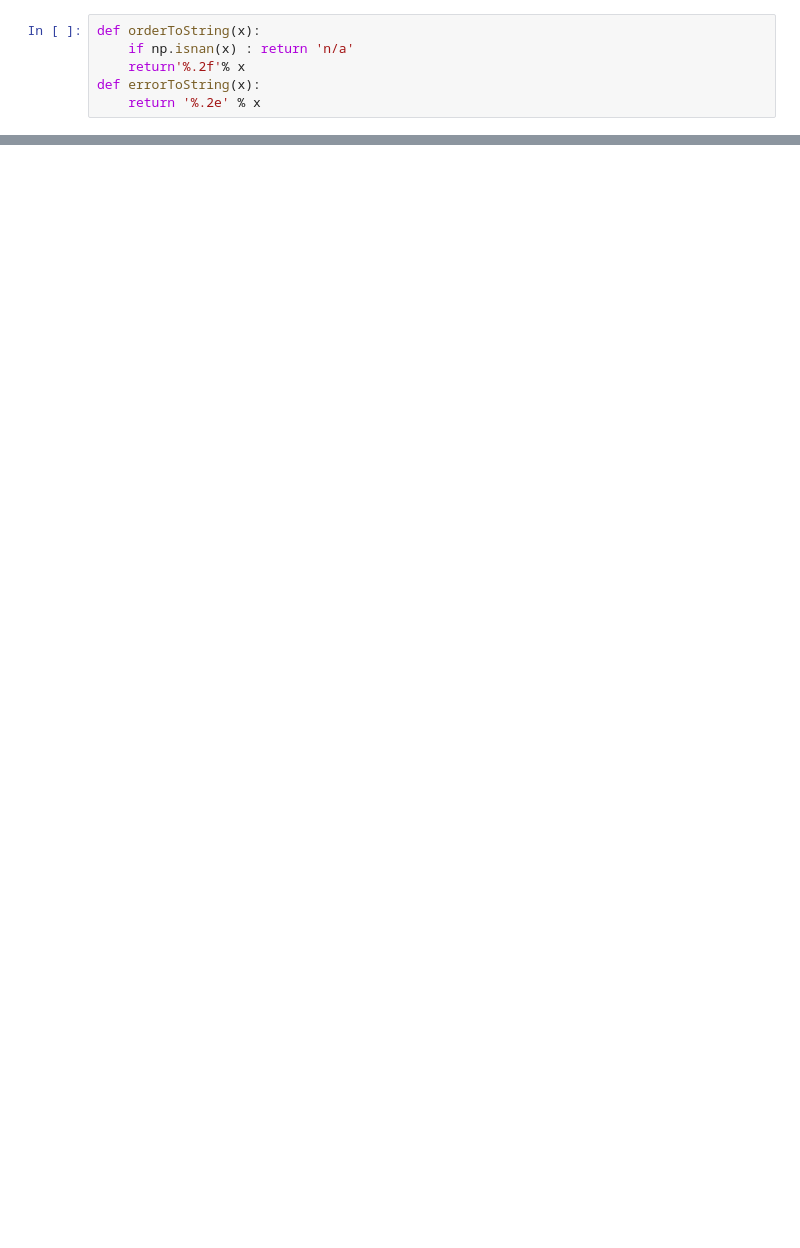
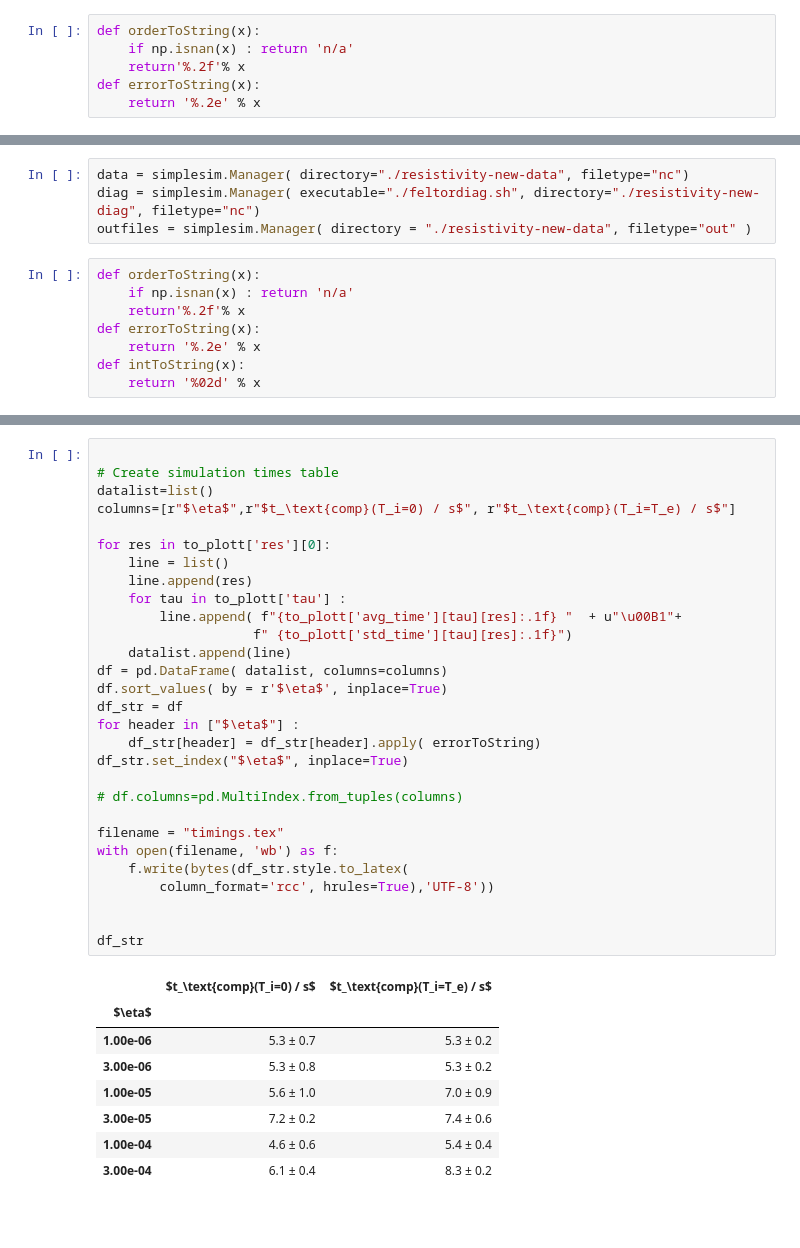
Before and after one commit to mwiesenberger/data-analysis-3d, a Jupyter notebook: parameters.ipynb, the cells around one changed output, grey strips where cells are left out. Drawn from its saved outputs; the diff is of its cells as text; blank space fills up the shorter version.

```diff
--- a/parameters.ipynb
+++ b/parameters.ipynb
@@ -78,0 +120,12 @@ See the caveats in the documentation: https://pandas.pydata.org/pandas-docs/stab
+# %%
+data = simplesim.Manager( directory="./resistivity-new-data", filetype="nc")
+diag = simplesim.Manager( executable="./feltordiag.sh", directory="./resistivity-new-diag", filetype="nc")
+outfiles = simplesim.Manager( directory = "./resistivity-new-data", filetype="out" )
+# %%
+def orderToString(x):
+    if np.isnan(x) : return 'n/a'
+    return'%.2f'% x
+def errorToString(x):
+    return '%.2e' % x
+def intToString(x):
+    return '%02d' % x
@@ -79,2 +278,40 @@ See the caveats in the documentation: https://pandas.pydata.org/pandas-docs/stab
+# %%
+
+# Create simulation times table
+datalist=list()
+columns=[r"$\eta$",r"$t_\text{comp}(T_i=0) / s$", r"$t_\text{comp}(T_i=T_e) / s$"]
+
+for res in to_plott['res'][0]:
+    line = list()
+    line.append(res)
+    for tau in to_plott['tau'] :
+        line.append( f"{to_plott['avg_time'][tau][res]:.1f} "  + u"\u00B1"+
+                    f" {to_plott['std_time'][tau][res]:.1f}")
+    datalist.append(line)
+df = pd.DataFrame( datalist, columns=columns)
+df.sort_values( by = r'$\eta$', inplace=True)
+df_str = df
+for header in ["$\eta$"] :
+    df_str[header] = df_str[header].apply( errorToString)
+df_str.set_index("$\eta$", inplace=True)
+
+# df.columns=pd.MultiIndex.from_tuples(columns)
+
+filename = "timings.tex"
+with open(filename, 'wb') as f:
+    f.write(bytes(df_str.style.to_latex(
+        column_format='rcc', hrules=True),'UTF-8'))
+
+
+df_str
+# %% [output]
+|  | $t_\text{comp}(T_i=0) / s$ | $t_\text{comp}(T_i=T_e) / s$ |
+| $\eta$ |  |  |
+| 1.00e-06 | 5.3 ± 0.7 | 5.3 ± 0.2 |
+| 3.00e-06 | 5.3 ± 0.8 | 5.3 ± 0.2 |
+| 1.00e-05 | 5.6 ± 1.0 | 7.0 ± 0.9 |
+| 3.00e-05 | 7.2 ± 0.2 | 7.4 ± 0.6 |
+| 1.00e-04 | 4.6 ± 0.6 | 5.4 ± 0.4 |
+| 3.00e-04 | 6.1 ± 0.4 | 8.3 ± 0.2 |
 # %% [markdown]
 ##
```
Also changed, not shown: parts of 7 cells of this notebook, 6 other files.
